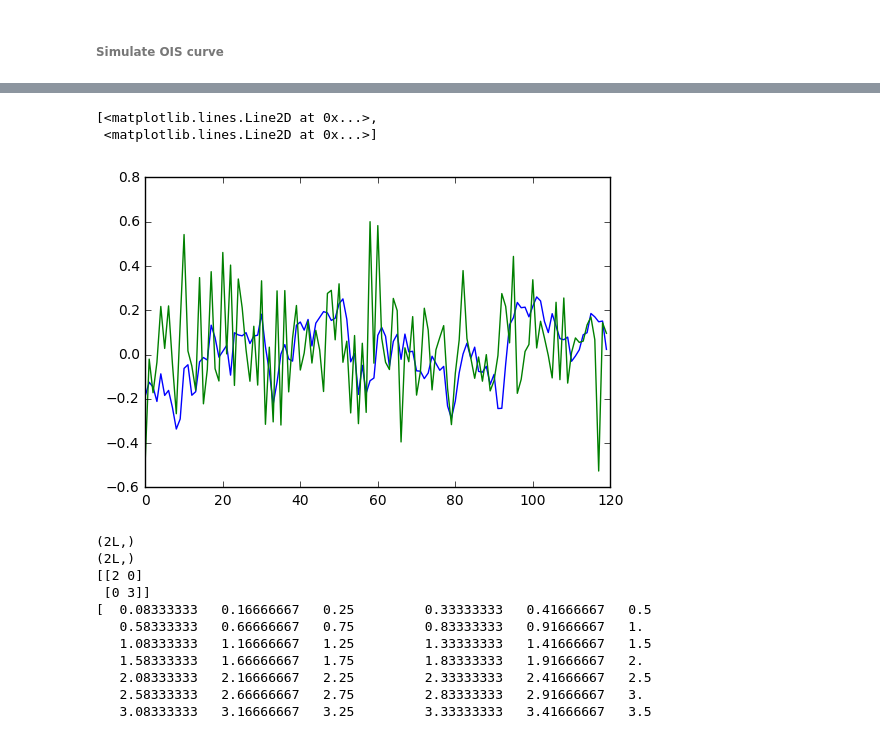
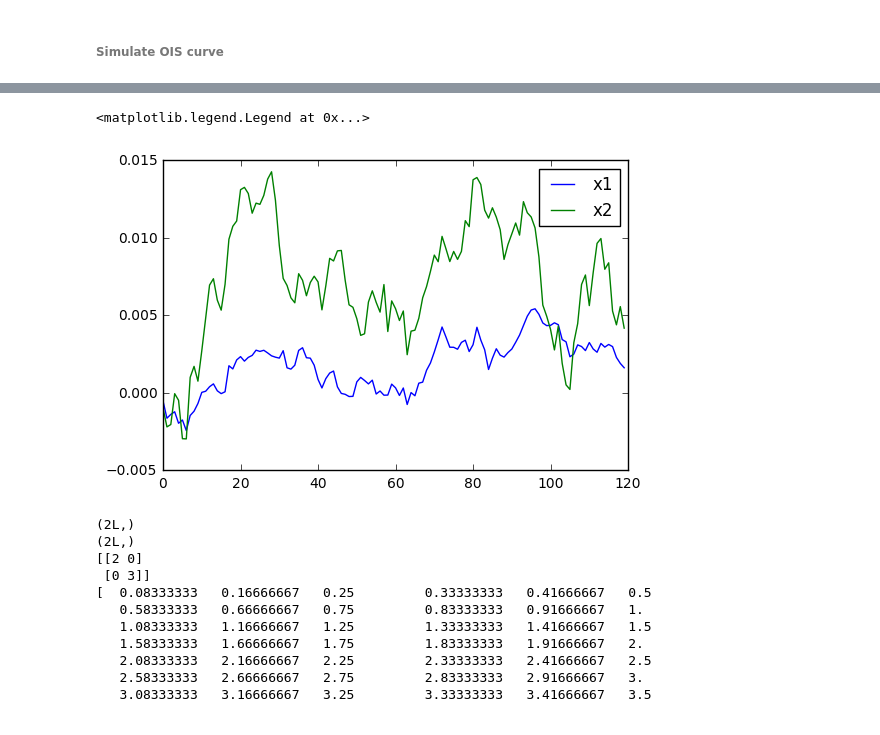
Before and after one commit to lejingxu/CVA_IMM_RegulationProject, a Jupyter notebook: Regulation_Project_Group_4.ipynb, the cells around one changed output, grey strips where cells are left out. Saved outputs shown, nothing was run; the diff lists cells and outputs as text; code cells hidden in the pictures.

```diff
--- a/Regulation_Project_Group_4.ipynb
+++ b/Regulation_Project_Group_4.ipynb
@@ -76,6 +76,10 @@ $$\sigma_{11}=\sqrt{\sigma_1^2-\sigma_{21}^2}=\sqrt{\sigma_1^2-\sigma_1^2\times
 # %%
 def simulateXt(rho_x, sigma1, sigma2, kappa1, kappa2, sim_freq, maturity):
+    '''
+    Args:
+        sim_freq: simulation frequency for rate curves, 12 for monthly
 
+    '''
     sigma22 = sigma2
     sigma21 = sigma1*rho_x
     sigma11 = np.sqrt(sigma1**2 *(1 - rho_x*rho_x))
@@ -84,18 +88,12 @@ def simulateXt(rho_x, sigma1, sigma2, kappa1, kappa2, sim_freq, maturity):
     x = np.asarray([0,0])
     C = np.asarray([[1,0],[rho_x,1.-rho_x*rho_x]]) # Cholesky decomposition of corr matrix for Brownian motion
     xt = []
+    yt = []
 
     for i in range(maturity*sim_freq):
-        wt = C.dot(np.random.normal(0,sim_freq,(2,)))
+        wt = C.dot(np.random.normal(0,1./sim_freq,(2,)))
         B = np.diag([np.exp(-kappa1*ts[i]),np.exp(-kappa2*ts[i])])
-        '''integrant_aa = lambda u:np.asarray([[sigma11*np.exp(kappa1*u),0],\
-                                            [sigma21*np.exp(kappa1*u),sigma22*np.exp(kappa2*u)]])\
-        .dot(np.asarray([[sigma11*np.exp(kappa1*u),sigma21*np.exp(kappa1*u)],\
-                     [0,sigma22*np.exp(kappa2*u)]]))
-        integrant_aa = lambda u:np.asarray([[(sigma11**2+sigma21**2)*np.exp(2*kappa1*u),\
-                                            sigma21*sigma22*np.exp((kappa1+kappa2)*u)],\
-                                            [sigma21*sigma22*np.exp((kappa1+kappa2)*u),\
-                                            sigma22**2 * np.exp(2*kappa2*u)]])'''
+
         integral_aa11 = (sigma11**2+sigma21**2)/2./kappa1*(np.exp(2*kappa1*ts[i])-1.)
         integral_aa12 = sigma21*sigma22/(kappa1+kappa2)*(np.exp((kappa1+kappa2)*ts[i])-1.)
         integral_aa22 = sigma22**2 /2./kappa2*(np.exp(2*kappa2*ts[i]-1.))
@@ -103,17 +101,18 @@ def simulateXt(rho_x, sigma1, sigma2, kappa1, kappa2, sim_freq, maturity):
         #print (integrate.fixed_quad(integrant_aa,0,ts[i])[0])
         y = B.dot(integral_aa).dot(B)
 
-        x = x + (y.dot(np.ones(2))-np.diag([kappa1,kappa2]).dot(x))*sim_freq+np.diag([sigma1,sigma2]).dot(wt)
+        x = x + (y.dot(np.ones(2))-np.diag([kappa1,kappa2]).dot(x))*1./sim_freq+np.diag([sigma1,sigma2]).dot(wt)
         xt.append(x)
+        yt.append(y)
 
-    return xt
+    return xt,yt
 # %%
-xt= simulateXt(rho_x, sigma1, sigma2, kappa1, kappa2, 12, 10)
+xt,yt= simulateXt(rho_x, sigma1, sigma2, kappa1, kappa2, 12, 10)
 plot(xt)
+legend(['x1','x2'],loc=1)
 # %% [output]
-[<matplotlib.lines.Line2D at 0x...>,
- <matplotlib.lines.Line2D at 0x...>]
+<matplotlib.legend.Legend at 0x...>
-[figure, old version]
+[figure, new version]
 # %%
 # test cell
 rho_x = 0.5
```
Also changed, not shown: parts of 5 cells of this notebook.
